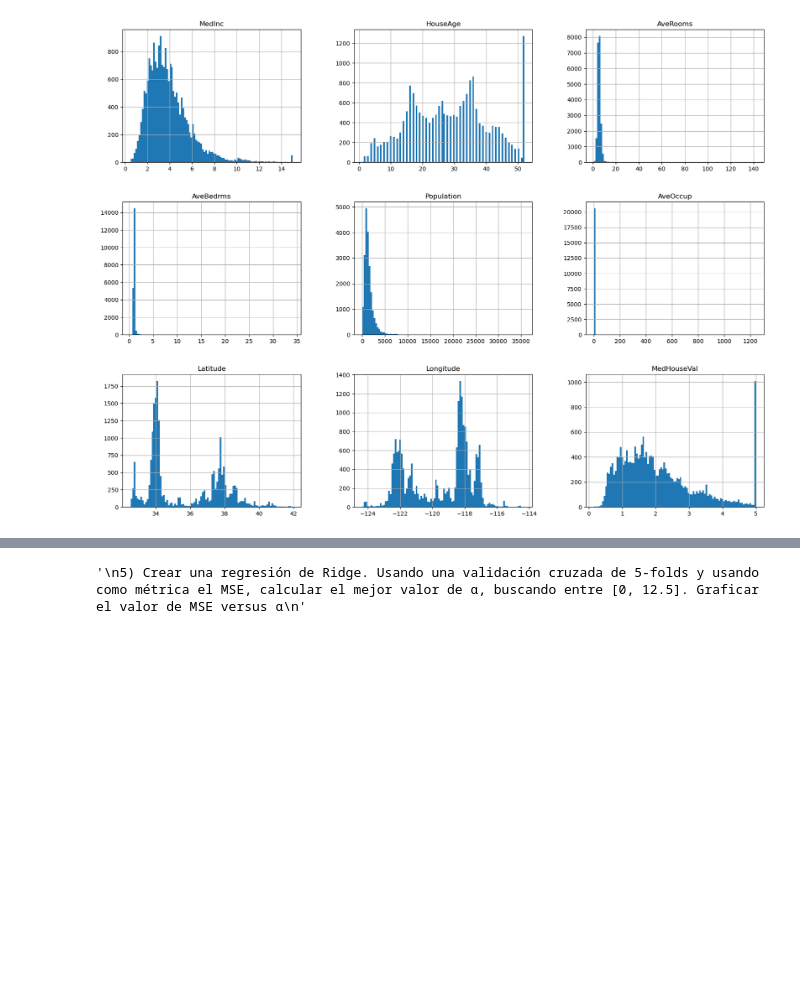
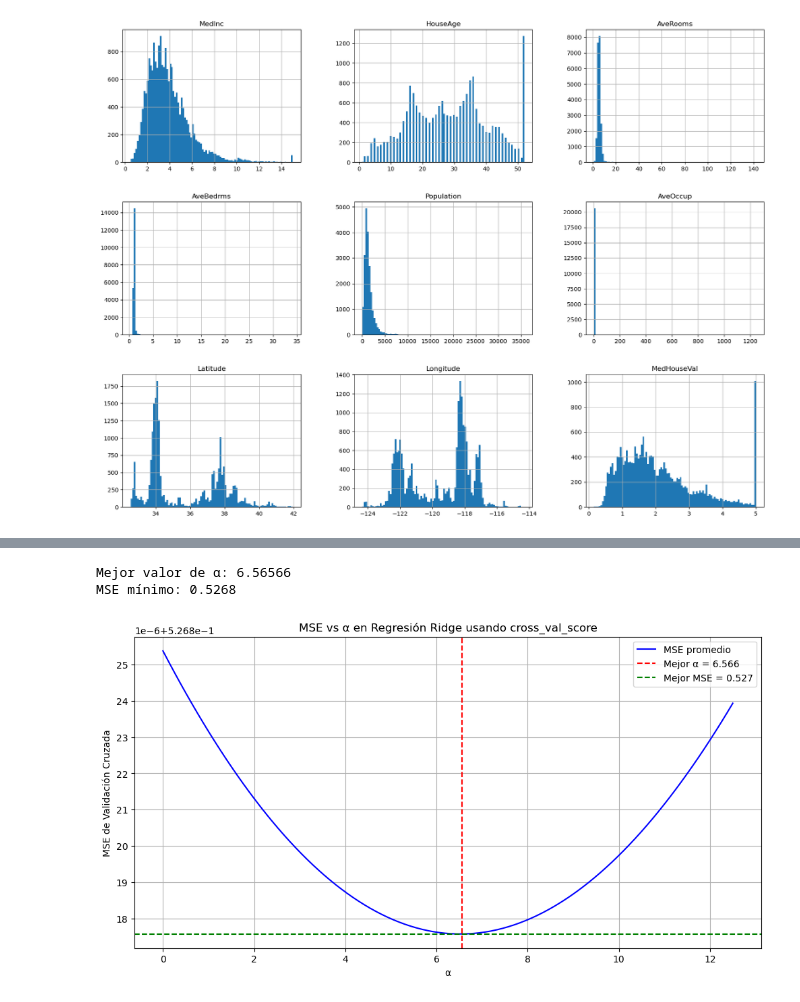
Before and after one commit to matiastripode/CEIA-FIUBA, a Jupyter notebook: bimestre_01/intro_ia/tp02/tp02.ipynb, the cells around one changed output, grey strips where cells are left out. Drawn from its saved outputs; the diff is of its cells as text; code cells hidden in the pictures; blank space fills up the shorter version.

```diff
--- a/bimestre_01/intro_ia/tp02/tp02.ipynb
+++ b/bimestre_01/intro_ia/tp02/tp02.ipynb
@@ -81,10 +165,73 @@ df_california.hist(bins=100, figsize=(20,15));
 # %%
 # ---------------------------------------------------
 """
-5) Crear una regresión de Ridge. Usando una validación cruzada de 5-folds y usando como métrica el MSE, calcular el mejor valor de α, buscando entre [0, 12.5]. Graficar el valor de MSE versus α
+5) Crear una regresión de Ridge. Usando una validación cruzada de 5-folds y usando como métrica el MSE,
+calcular el mejor valor de α, buscando entre [0, 12.5].
+Graficar el valor de MSE versus α
+
+RESPUESTA:
+    Mejor valor de α: 0.00000
+    MSE mínimo: 0.5268
 """
+
+# Creamos un modelo
+from sklearn.linear_model import Ridge
+from sklearn.model_selection import cross_val_score
+
+# Definir valores de alpha a probar
+alphas = np.linspace(0, 12.5, 100)
+
+# Arrays para almacenar resultados
+mse_scores = []
+mse_std = []
+
+# Para cada valor de alpha
+for alpha in alphas:
+    # Crear modelo Ridge
+    ridge_model = Ridge(alpha=alpha)
+
+    # Calcular MSE usando cross_val_score
+    # Nota: usamos el negativo del MSE porque cross_val_score maximiza la métrica
+    cv_scores = -cross_val_score(ridge_model, X_train_scaled, y=y_train,
+                            scoring='neg_mean_squared_error',
+                            cv=5,
+                            n_jobs=-1)
+
+    # Guardar media y desviación estándar
+    mse_scores.append(cv_scores.mean())
+    mse_std.append(cv_scores.std())
+
+# Convertir a arrays de numpy
+mse_scores = np.array(mse_scores)
+mse_std = np.array(mse_std)
+
+# Encontrar el mejor alpha
+best_alpha_idx = np.argmin(mse_scores)
+best_alpha = alphas[best_alpha_idx]
+best_mse = mse_scores[best_alpha_idx]
+
+# Crear gráfico
+plt.figure(figsize=(12, 6))
+plt.plot(alphas, mse_scores, 'b-', label='MSE promedio')
+
+plt.axvline(best_alpha, color='r', linestyle='--',
+            label=f'Mejor α = {best_alpha:.3f}')
+plt.axhline(best_mse, color='g', linestyle='--',
+            label=f'Mejor MSE = {best_mse:.3f}')
+
+plt.xlabel('α')
+plt.ylabel('MSE de Validación Cruzada')
+plt.title('MSE vs α en Regresión Ridge usando cross_val_score')
+plt.legend()
+plt.grid(True)
+
+# Imprimir resultados
+print(f"\nMejor valor de α: {best_alpha:.5f}")
+print(f"MSE mínimo: {best_mse:.4f}")
 # %% [output]
-'\n5) Crear una regresión de Ridge. Usando una validación cruzada de 5-folds y usando como métrica el MSE, calcular el mejor valor de α, buscando entre [0, 12.5]. Graficar el valor de MSE versus α\n'
+Mejor valor de α: 6.56566
+MSE mínimo: 0.5268
+[figure, added]
 # %%
 # ---------------------------------------------------
 """
```
Also changed, not shown: parts of 3 cells of this notebook.
